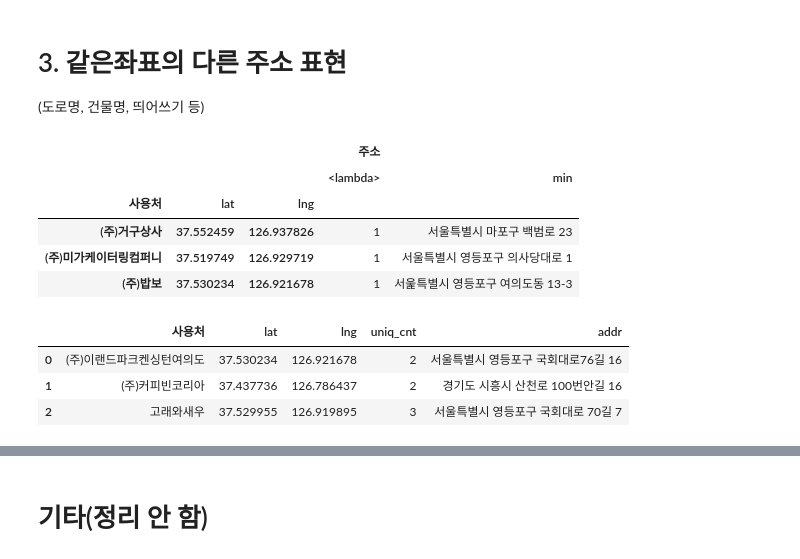
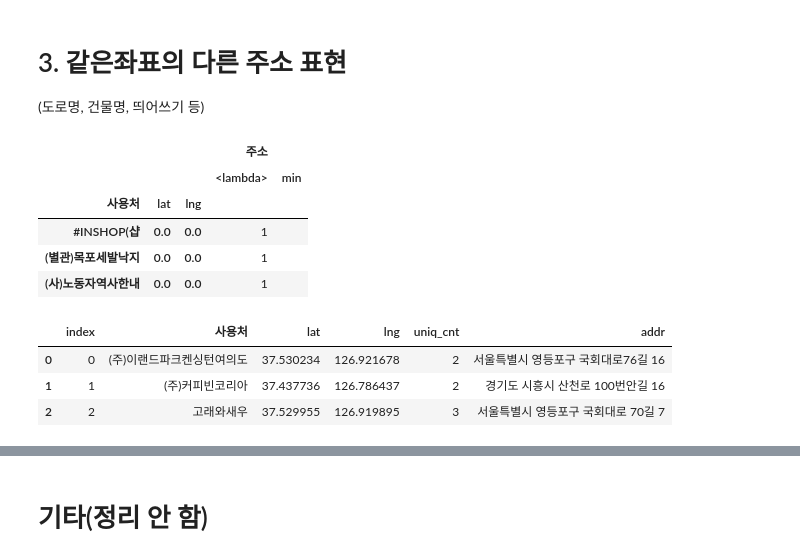
Before and after one commit to znmean/jonmat_data, a Jupyter notebook: jonmat.ipynb, the cells around one changed output, grey strips where cells are left out. Saved outputs shown, nothing was run; the diff lists cells and outputs as text; code cells hidden in the pictures.

```diff
--- a/jonmat.ipynb
+++ b/jonmat.ipynb
@@ -10,7 +10,7 @@ api_keys = json.load(open('api_keys.json', 'r'))
 df = pd.read_csv('./jonmat2017.csv')
 df = df[df.columns[:-1]]
 # %%
-df = df[~df.주소.isnull()]
+#df = df[~df.주소.isnull()]
 df[:3]
 # %% [output]
 |  | 총연번 | 의원번호 | 의원명 | 당 | 당ID | 지역명 | 연월일 | 내역 | 지출액 | 사용처 | 분류 | ... |
@@ -20,5 +20,5 @@ df[:3]
 # %%
-df['주소'] = df['주소'].apply(lambda x: x.strip() if type(x)==str else None)
+df['주소'] = df['주소'].apply(lambda x: x.strip() if type(x)==str else '')
 df['지출액'] = df['지출액'].apply(lambda x: int(x.replace(',','')))
 # %% [markdown]
 # 2. 주소 있는것 지오코딩
@@ -48,6 +48,8 @@ for addr in uniq:
     addr_dict[addr] = get_geocode(addr)
 # %%
 json.dump(addr_dict, open('geocode_dict.json', 'w'))
+# %%
+addr_dict[''] = {'lat':0, 'lng':0}
 # %%
 for enum in enumerate(addr_dict):
     if enum[0] > 2:
@@ -100,16 +102,16 @@ addr_grouped[:3]
 |  |  |  | 주소 |  |
 |  |  |  | <lambda> | min |
 | 사용처 | lat | lng |  |  |
-| (주)거구상사 | 37.552459 | 126.937826 | 1 | 서울특별시 마포구 백범로 23 |
-| (주)미가케이터링컴퍼니 | 37.519749 | 126.929719 | 1 | 서울특별시 영등포구 의사당대로 1 |
-| (주)밥보 | 37.530234 | 126.921678 | 1 | 서욽특별시 영등포구 여의도동 13-3 |
+| #INSHOP(샵 | 0.0 | 0.0 | 1 |  |
+| (별관)목포세발낙지 | 0.0 | 0.0 | 1 |  |
+| (사)노동자역사한내 | 0.0 | 0.0 | 1 |  |
 # %%
 addr_grouped.columns = ['uniq_cnt','addr']
 # %%
-addr_grouped = addr_grouped.query("uniq_cnt > 1").reset_index()
+addr_grouped = addr_grouped.query("uniq_cnt > 1 and addr != ''").reset_index()
 addr_grouped[:3]
 # %% [output]
-|  | 사용처 | lat | lng | uniq_cnt | addr |
-| 0 | (주)이랜드파크켄싱턴여의도 | 37.530234 | 126.921678 | 2 | 서울특별시 영등포구 국회대로76길 16 |
-| 1 | (주)커피빈코리아 | 37.437736 | 126.786437 | 2 | 경기도 시흥시 산천로 100번안길 16 |
-| 2 | 고래와새우 | 37.529955 | 126.919895 | 3 | 서울특별시 영등포구 국회대로 70길 7 |
+|  | index | 사용처 | lat | lng | uniq_cnt | addr |
+| 0 | 0 | (주)이랜드파크켄싱턴여의도 | 37.530234 | 126.921678 | 2 | 서울특별시 영등포구 국회대로76길 16 |
+| 1 | 1 | (주)커피빈코리아 | 37.437736 | 126.786437 | 2 | 경기도 시흥시 산천로 100번안길 16 |
+| 2 | 2 | 고래와새우 | 37.529955 | 126.919895 | 3 | 서울특별시 영등포구 국회대로 70길 7 |
```
Also changed, not shown: parts of 8 cells of this notebook.
